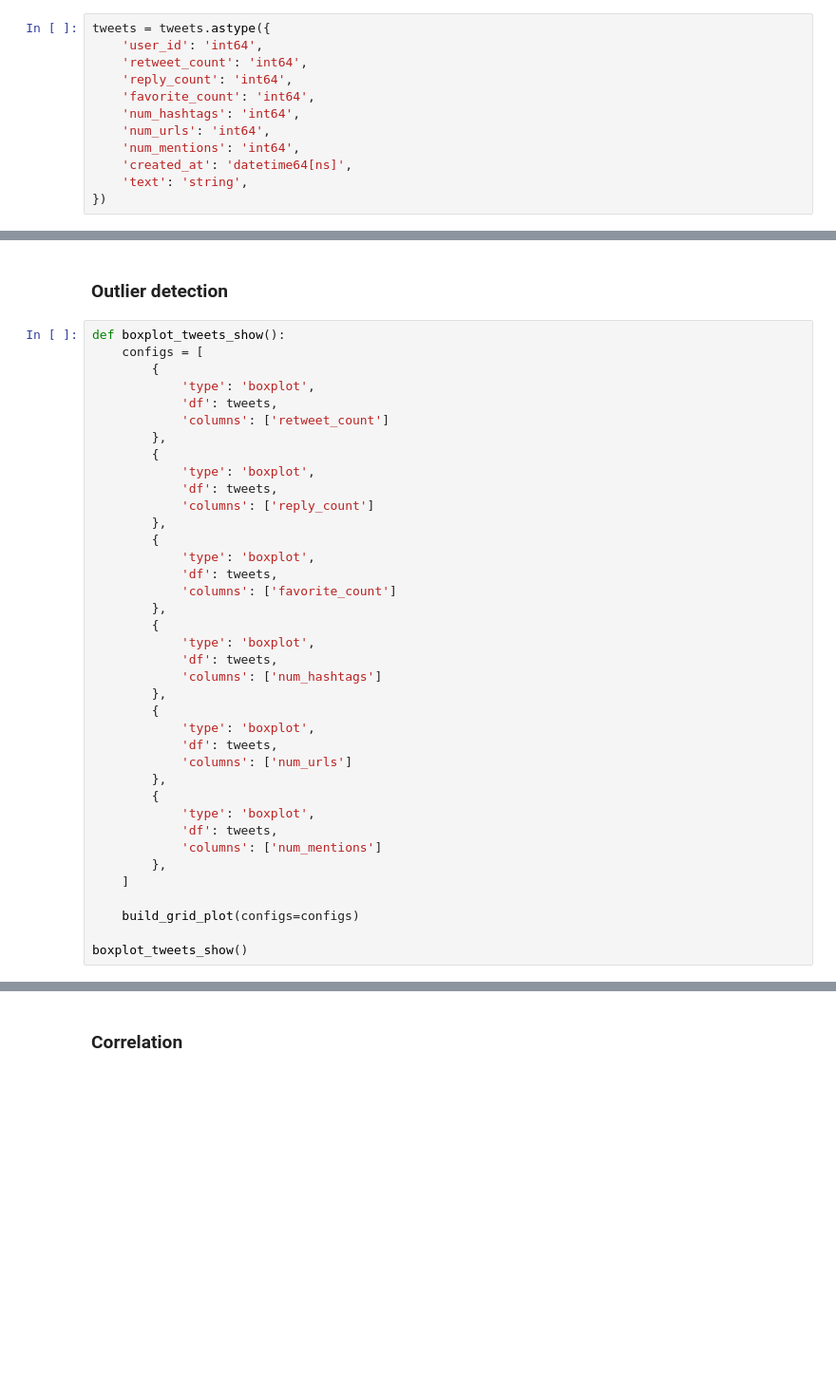
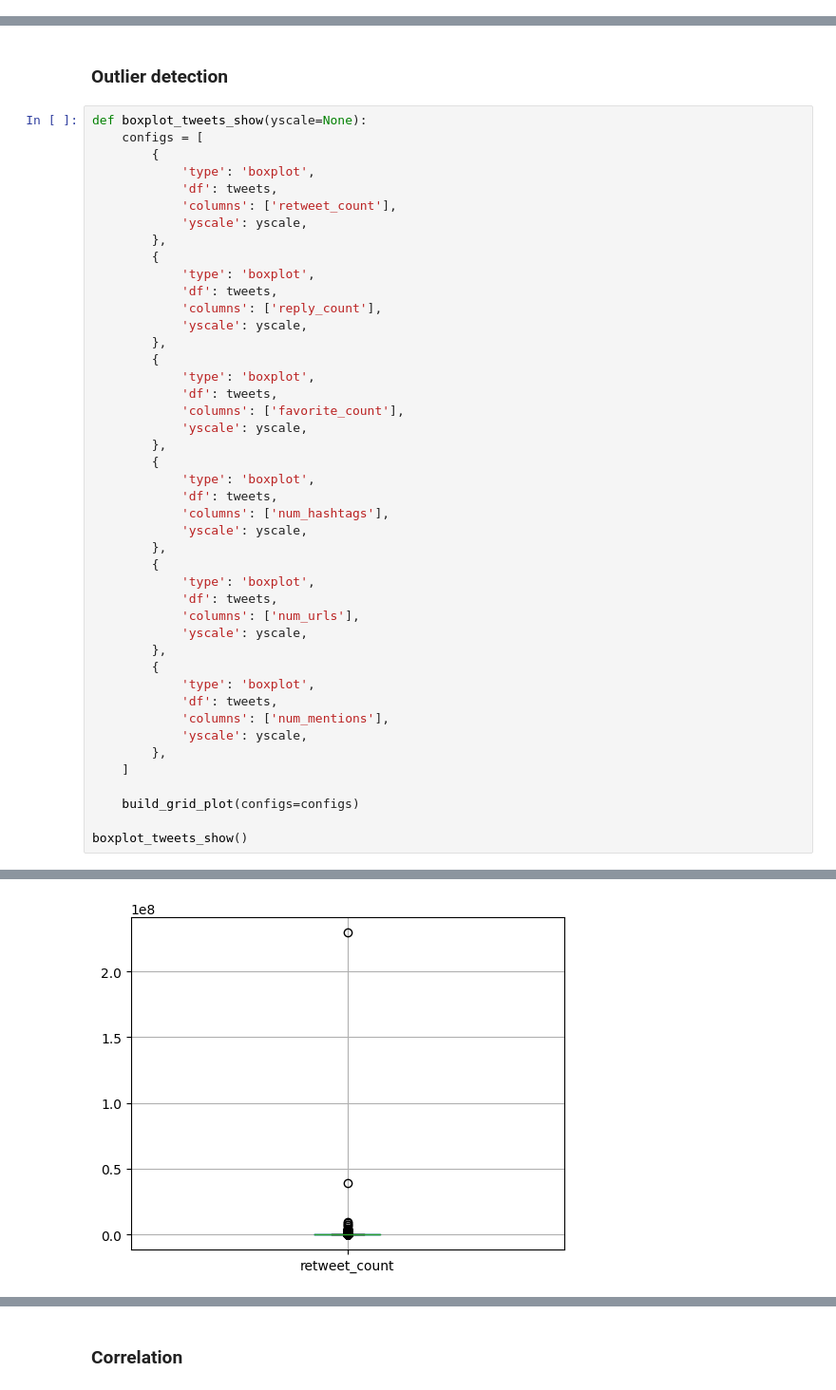
Before and after one commit to federicosilvestri/data-mining, a Jupyter notebook: 1_data_understanding.ipynb, the cells around one changed output, grey strips where cells are left out. Shown at 95% size. Drawn from its saved outputs; the diff is of its cells as text; blank space fills up the shorter version.

```diff
--- a/1_data_understanding.ipynb
+++ b/1_data_understanding.ipynb
@@ -550,15 +643,3 @@ In the following cell we plot statistics acoording to cleaned data to detect out
 #
 users = pd.read_csv('cleaned_dataset/users_cleaned.csv')
 tweets = pd.read_csv('cleaned_dataset/tweets_cleaned.csv', lineterminator='\n')
-# %%
-tweets = tweets.astype({
-    'user_id': 'int64',
-    'retweet_count': 'int64',
-    'reply_count': 'int64',
-    'favorite_count': 'int64',
-    'num_hashtags': 'int64',
-    'num_urls': 'int64',
-    'num_mentions': 'int64',
-    'created_at': 'datetime64[ns]',
-    'text': 'string',
-})
@@ -646,40 +752,47 @@ In all numerical columns there are outliers to remove.
 # %% [markdown]
 ### Outlier detection
 # %%
-def boxplot_tweets_show():
+def boxplot_tweets_show(yscale=None):
     configs = [
         {
             'type': 'boxplot',
             'df': tweets,
-            'columns': ['retweet_count']
+            'columns': ['retweet_count'],
+            'yscale': yscale,
         },
         {
             'type': 'boxplot',
             'df': tweets,
-            'columns': ['reply_count']
+            'columns': ['reply_count'],
+            'yscale': yscale,
         },
         {
             'type': 'boxplot',
             'df': tweets,
-            'columns': ['favorite_count']
+            'columns': ['favorite_count'],
+            'yscale': yscale,
         },
         {
             'type': 'boxplot',
             'df': tweets,
-            'columns': ['num_hashtags']
+            'columns': ['num_hashtags'],
+            'yscale': yscale,
         },
         {
             'type': 'boxplot',
             'df': tweets,
-            'columns': ['num_urls']
+            'columns': ['num_urls'],
+            'yscale': yscale,
         },
         {
             'type': 'boxplot',
             'df': tweets,
-            'columns': ['num_mentions']
+            'columns': ['num_mentions'],
+            'yscale': yscale,
         },
     ]
 
     build_grid_plot(configs=configs)
 
 boxplot_tweets_show()
+# %% [output]
@@ -686,3 +800,4 @@ boxplot_tweets_show()
+[figure, added]
 # %%
 def replace_outliers(df, column_name, threshold):
     column = df[column_name]
```
Also changed, not shown: parts of 24 cells of this notebook.
